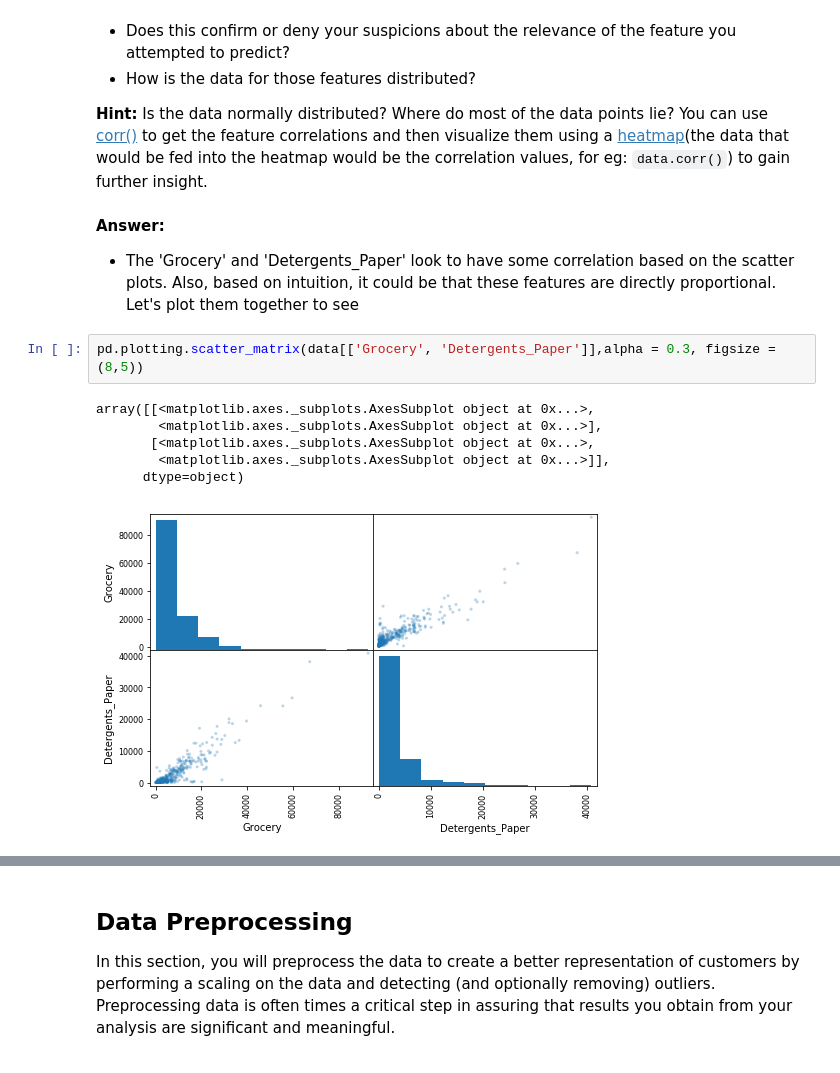
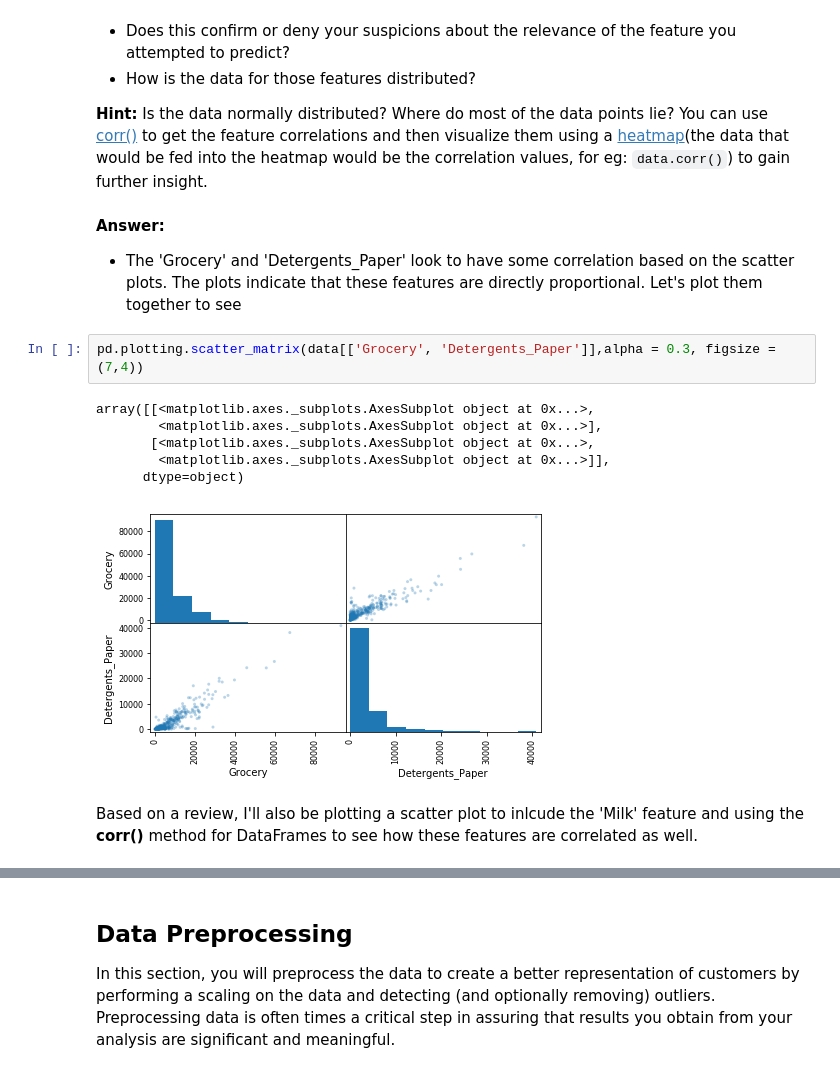
Before and after one commit to ikennachifo/udacity-mlnd, a Jupyter notebook: projects/customer_segments/customer_segments.ipynb, the cells around one changed output, grey strips where cells are left out. Drawn from its saved outputs; the diff is of its cells as text.

Commit message:
Customer Segements Project Updated based on Review

```diff
--- a/projects/customer_segments/customer_segments.ipynb
+++ b/projects/customer_segments/customer_segments.ipynb
@@ -179,13 +191,15 @@ pd.scatter_matrix(data, alpha = 0.3, figsize = (14,8), diagonal = 'kde');
 # %% [markdown]
 **Answer:**
 
-* The 'Grocery' and 'Detergents_Paper' look to have some correlation based on the scatter plots. Also, based on intuition, it could be that these features are directly proportional. Let's plot them together to see
+* The 'Grocery' and 'Detergents_Paper' look to have some correlation based on the scatter plots. The plots indicate that these features are directly proportional. Let's plot them together to see
 # %%
-pd.plotting.scatter_matrix(data[['Grocery', 'Detergents_Paper']],alpha = 0.3, figsize = (8,5))
+pd.plotting.scatter_matrix(data[['Grocery', 'Detergents_Paper']],alpha = 0.3, figsize = (7,4))
 # %% [output]
 array([[<matplotlib.axes._subplots.AxesSubplot object at 0x...>,
         <matplotlib.axes._subplots.AxesSubplot object at 0x...>],
        [<matplotlib.axes._subplots.AxesSubplot object at 0x...>,
         <matplotlib.axes._subplots.AxesSubplot object at 0x...>]],
       dtype=object)
-[figure, old version]
+[figure, new version]
+# %% [markdown]
+Based on a review, I'll also be plotting a scatter plot to inlcude the 'Milk' feature and using the **corr()** method for DataFrames to see how these features are correlated as well.
```
Also changed, not shown: parts of 26 cells of this notebook, 1 other file.
